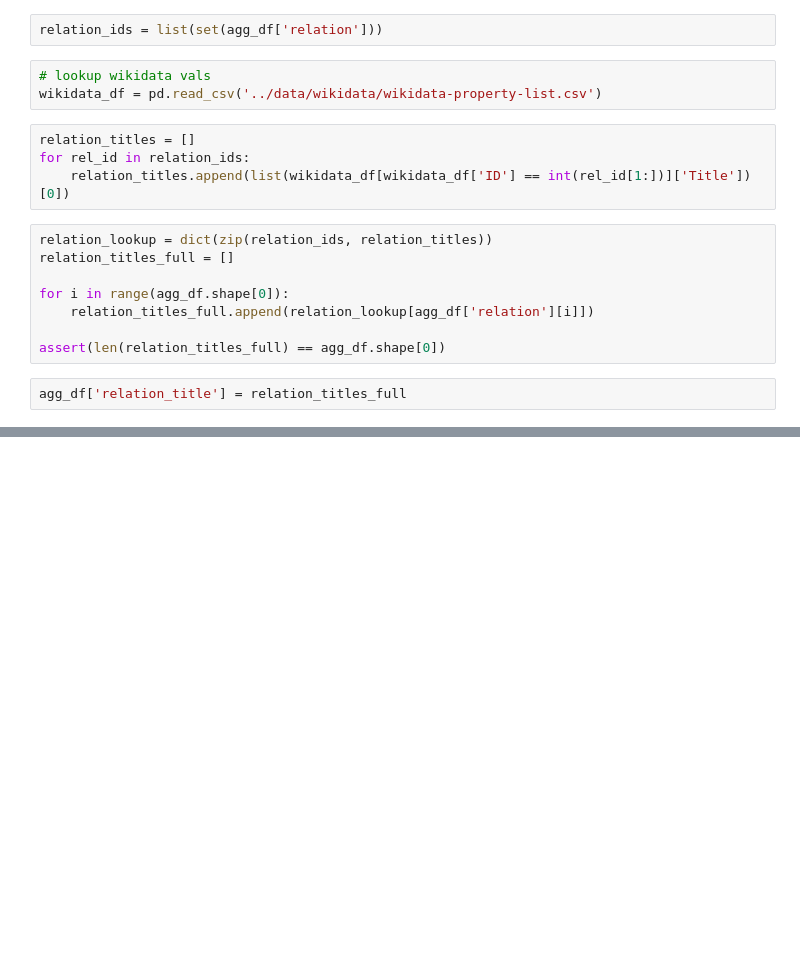
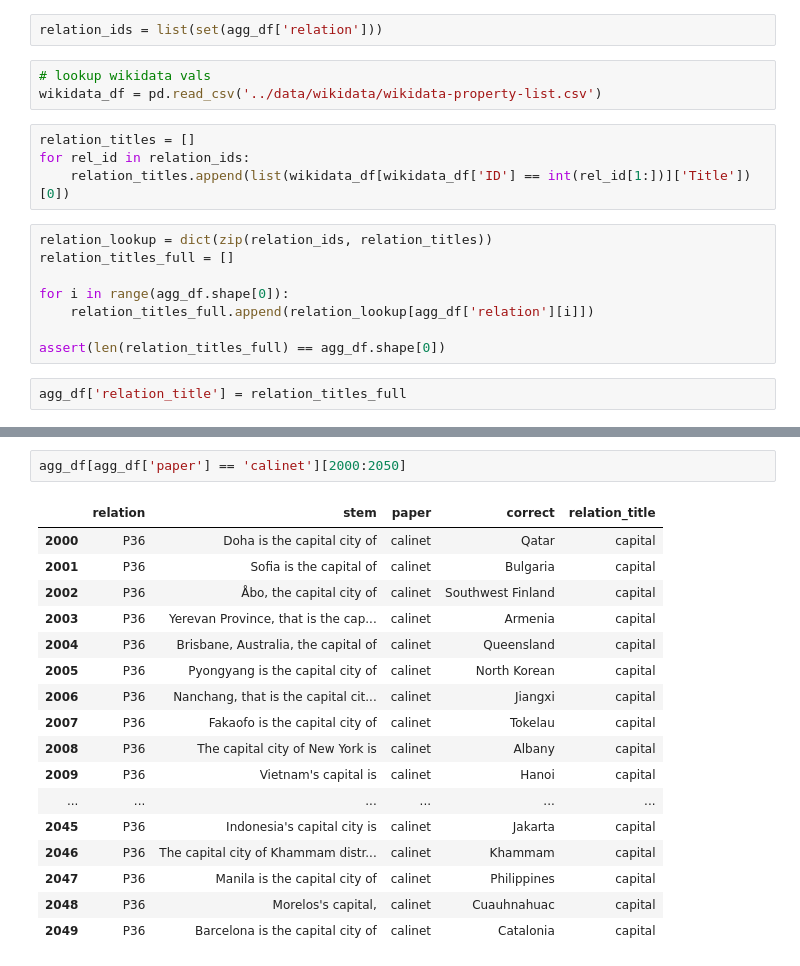
Before and after one commit to daniel-furman/polyglot-or-not, a Jupyter notebook: notebooks/prompt_and_relation_aggregation.ipynb, the cells around one changed output, grey strips where cells are left out. Saved outputs shown, nothing was run; the diff lists cells and outputs as text; blank space fills up the shorter version.

```diff
--- a/notebooks/prompt_and_relation_aggregation.ipynb
+++ b/notebooks/prompt_and_relation_aggregation.ipynb
@@ -115,0 +108,20 @@ agg_df[agg_df['paper'] == 'memit'][:15]
+# %%
+agg_df[agg_df['paper'] == 'calinet'][2000:2050]
+# %% [output]
+|  | relation | stem | paper | correct | relation_title |
+| 2000 | P36 | Doha is the capital city of | calinet | Qatar | capital |
+| 2001 | P36 | Sofia is the capital of | calinet | Bulgaria | capital |
+| 2002 | P36 | Åbo, the capital city of | calinet | Southwest Finland | capital |
+| 2003 | P36 | Yerevan Province, that is the cap... | calinet | Armenia | capital |
+| 2004 | P36 | Brisbane, Australia, the capital of | calinet | Queensland | capital |
+| 2005 | P36 | Pyongyang is the capital city of | calinet | North Korean | capital |
+| 2006 | P36 | Nanchang, that is the capital cit... | calinet | Jiangxi | capital |
+| 2007 | P36 | Fakaofo is the capital city of | calinet | Tokelau | capital |
+| 2008 | P36 | The capital city of New York is | calinet | Albany | capital |
+| 2009 | P36 | Vietnam's capital is | calinet | Hanoi | capital |
+| ... | ... | ... | ... | ... | ... |
+| 2045 | P36 | Indonesia's capital city is | calinet | Jakarta | capital |
+| 2046 | P36 | The capital city of Khammam distr... | calinet | Khammam | capital |
+| 2047 | P36 | Manila is the capital city of | calinet | Philippines | capital |
+| 2048 | P36 | Morelos's capital, | calinet | Cuauhnahuac | capital |
+| 2049 | P36 | Barcelona is the capital city of | calinet | Catalonia | capital |
```
Also changed, not shown: parts of 10 cells of this notebook.
